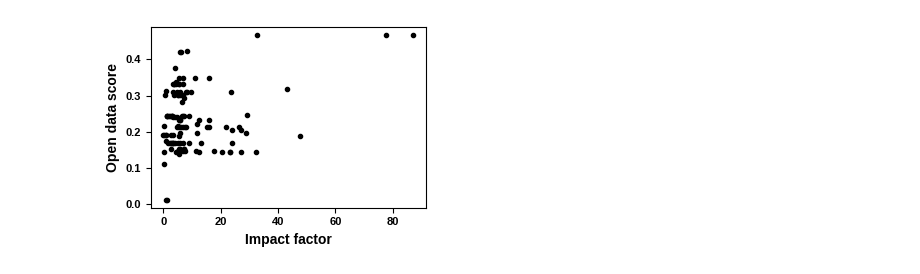
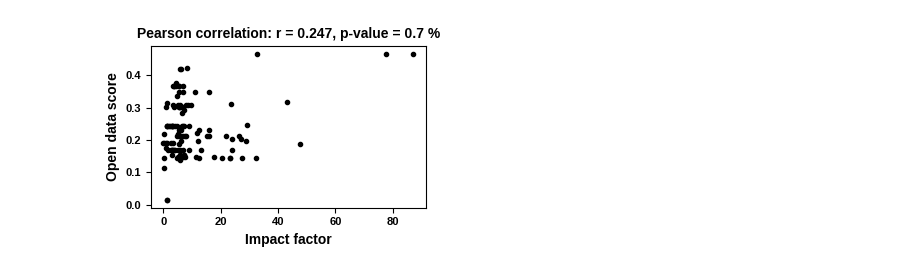
Before and after one commit to daemoncost/Journal-Research-Data-Policy, a Jupyter notebook: notebooks/exploration/analysis_policy_vs_impact_factor.ipynb, the cells around one changed output. Saved outputs shown, nothing was run; the diff lists cells and outputs as text; code cells hidden in the pictures.

Commit message:
added correlation coefficient and t-test to policy_cs_impact_factor

```diff
--- a/notebooks/exploration/analysis_policy_vs_impact_factor.ipynb
+++ b/notebooks/exploration/analysis_policy_vs_impact_factor.ipynb
@@ -82,11 +87,12 @@ for publisher, publisher_results in processed_data.items():
 # %%
 fig = plt.figure(figsize=(3.5, 2.5))
 
 plt.plot(impact_factor_list, score_list, ".k")
+plt.title(f"Pearson correlation: r = {r:.3f}, p-value = {p_value*100:.1f} %")
 plt.xlabel("Impact factor")
 plt.ylabel("Open data score")
 plt.tight_layout()
 
 fig.savefig("../../data/processed/policy_vs_impact_factor.pdf")
 # %% [output]
-[figure, old version]
+[figure, new version]
```
Also changed, not shown: parts of 3 cells of this notebook, 1 other file.
